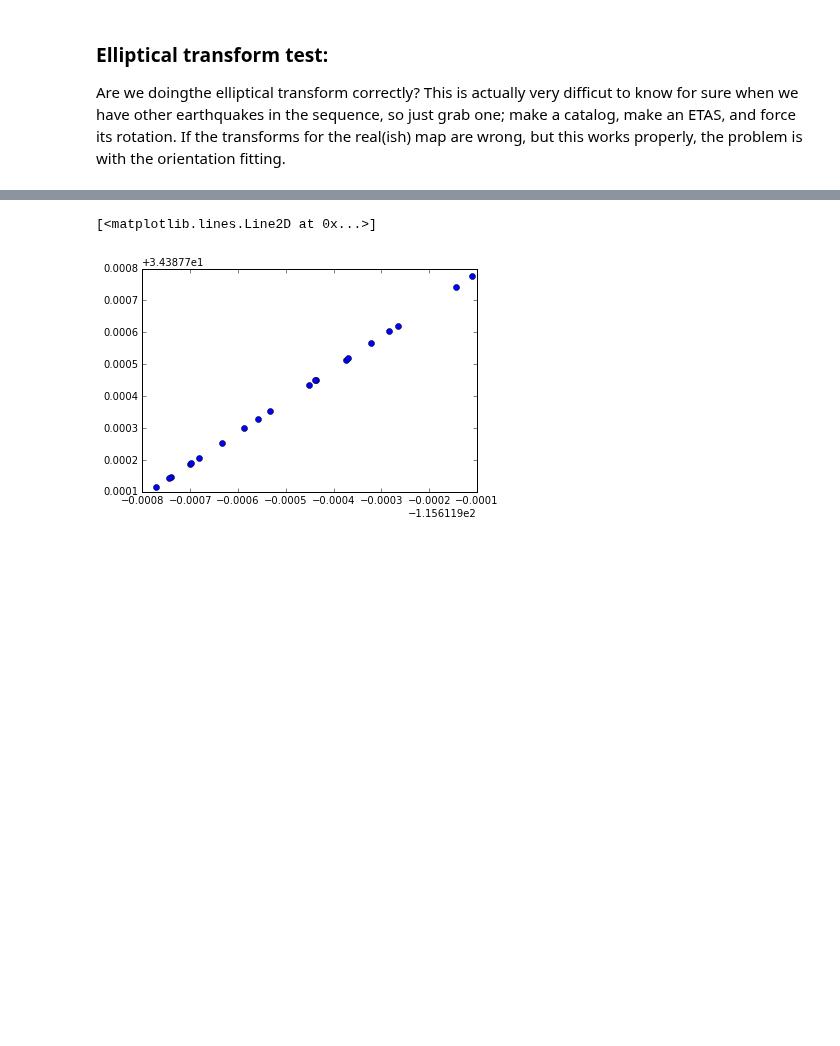
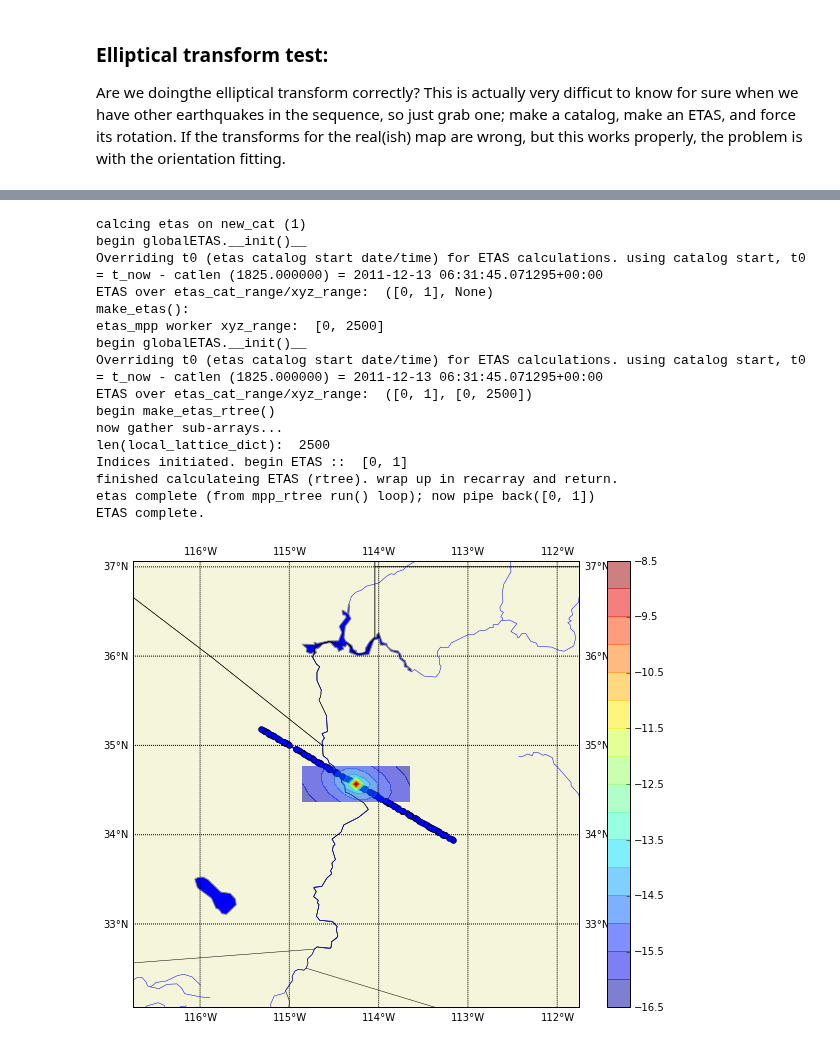
Before and after one commit to markyoder/globalETAS, a Jupyter notebook: globalETAS_unit_tests.ipynb, the cells around one changed output, grey strips where cells are left out. Saved outputs shown, nothing was run; the diff lists cells and outputs as text; code cells hidden in the pictures; blank space fills up the shorter version.

```diff
--- a/globalETAS_unit_tests.ipynb
+++ b/globalETAS_unit_tests.ipynb
@@ -297,7 +255,67 @@ ETAS complete.
+# %%
+# make an earthquake; force it's orientation (eigenvalues) along a strike(ish) of theta. to ETAS contours
+# around that event, then plot a bunch of dots (pseudo events) along that vector.
+# TODO: make this better. make a catalog of all these events; fetch the eigenvectors from the large event (from fitting
+# the small events).
+#new_cat['mag']=6.
+new_cat['e_vals'] = numpy.array([2.0, 1.0])
+new_cat['e_vecs'] = numpy.array([[math.cos(theta), -math.sin(theta)], [math.sin(theta), math.cos(theta)]])
+print('calcing etas on new_cat ({})'.format(len(new_cat)))
+new_etas = gep.ETAS_mpp(catalog=new_cat, lats=[rw['lat']-d_lat, rw['lat']+d_lat], lons=[rw['lon']-d_lon, rw['lon']+d_lon] )
+
+xy = numpy.array([[L*(R.random()-.5), 0.] for j in range(n_events)])
+xy_prime = numpy.dot(xy, new_cat[0].e_vecs.T)
+xy_prime += numpy.array([new_cat[0]['lon'], new_cat[0]['lat']])
+pca = gep.get_pca(xy_prime)
+#
+plt.figure(figsize=(10,8))
+plt.clf()
+ax=plt.gca()
+new_etas.make_etas_contour_map(ax=ax)
+#new_etas.cm.scatter(*zip(*xy_prime), 'o', edgecolors='b', c='none', s=18)
+new_etas.cm.plot(*zip(*xy_prime), marker='o', color='b', zorder=7)
+
+
+# now, let's make a bogus catalog from xy_prime and see if we can't get the catalog maker to properly fit it.
+#
+t0 = dtm.datetime(2016,1,1, tzinfo=pytz.utc)
+dt=dtm.timedelta(hours=1.)
+m0 = 3.0
+dm = 3.0
+#
+new_cat = [[t0+j*dt, y, x, m0, mpd.date2num(t0+j*dt)] for j, (x,y) in enumerate(xy_prime)]
+#
+tf_ms = numpy.mean([rw[-1] for rw in new_cat])
+x_ms = numpy.mean([rw[2] for rw in new_cat])
+y_ms = numpy.mean([rw[1] for rw in new_cat])
+
+new_cat += [[mpd.num2date(tf_ms), y_ms, x_ms, m0+dm, tf_ms]]
+
+new_cat = numpy.core.records.fromarrays(zip(*new_cat), dtype = [('event_date', 'datetime64[us]'),
+                                                                ('lat', '>f8'), ('lon', '>f8'), ('mag', '>f8'),
+                                                               ('event_date_float', '>f8')])
+# %% [output]
+calcing etas on new_cat (1)
+begin globalETAS.__init()__
+Overriding t0 (etas catalog start date/time) for ETAS calculations. using catalog start, t0 = t_now - catlen (1825.000000) = 2011-12-13 06:31:45.071295+00:00
+ETAS over etas_cat_range/xyz_range:  ([0, 1], None)
+make_etas():
+etas_mpp worker xyz_range:  [0, 2500]
+begin globalETAS.__init()__
+Overriding t0 (etas catalog start date/time) for ETAS calculations. using catalog start, t0 = t_now - catlen (1825.000000) = 2011-12-13 06:31:45.071295+00:00
+ETAS over etas_cat_range/xyz_range:  ([0, 1], [0, 2500])
+begin make_etas_rtree()
+now gather sub-arrays...
+len(local_lattice_dict):  2500
+Indices initiated. begin ETAS ::  [0, 1]
+finished calculateing ETAS (rtree). wrap up in recarray and return.
+etas complete (from mpp_rtree run() loop); now pipe back([0, 1])
+ETAS complete.
+[figure, added]
 # %%
-plt.figure()
-plt.clf()
-plt.plot(*zip(*xy_prime), 'o')
+etas_cat_test = gep.make_ETAS_catalog(new_cat, fit_factor=2.)
+
+#print(etas_cat_test)
+#plt.figure()
+#plt.clf()
+#plt.plot(*zip(*xy_prime), 'o')
-# %% [output]
-[<matplotlib.lines.Line2D at 0x...>]
-[figure, removed]
```
Also changed, not shown: parts of 21 cells of this notebook, 2 other files.
